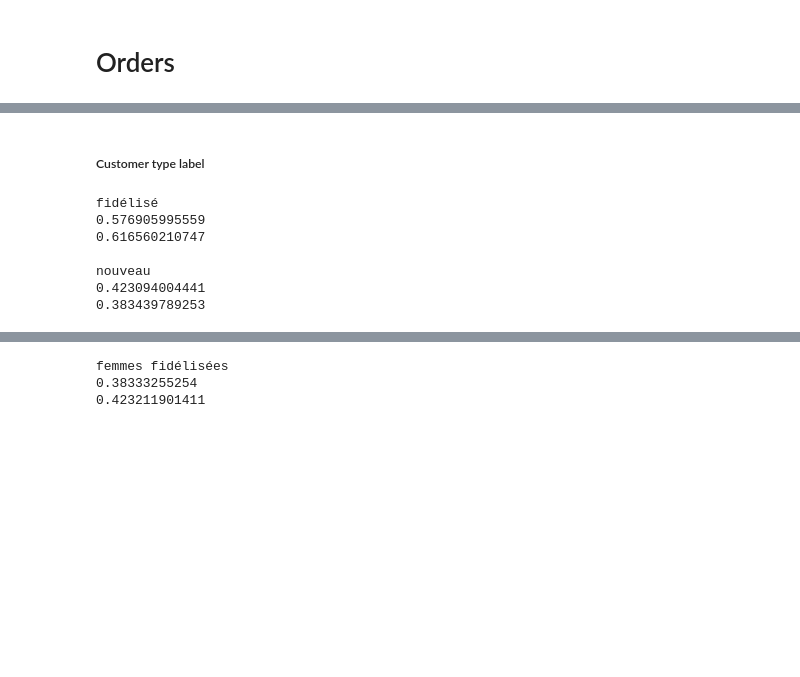
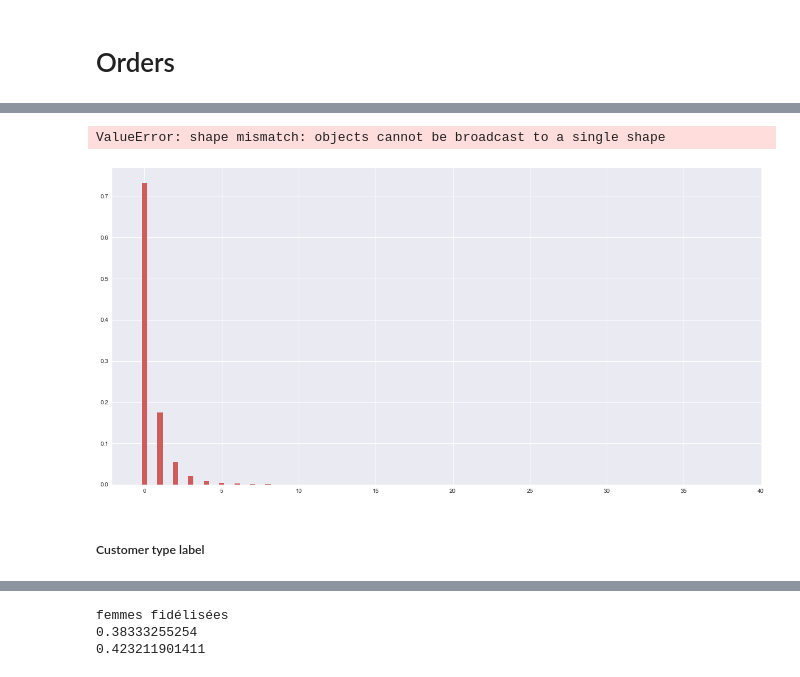
Before and after one commit to pepi4e/SD210-ML-challenge, a Jupyter notebook: statistiques.ipynb, the cells around one changed output, grey strips where cells are left out. Drawn from its saved outputs; the diff is of its cells as text; code cells hidden in the pictures; blank space fills up the shorter version.

```diff
--- a/statistiques.ipynb
+++ b/statistiques.ipynb
@@ -517,28 +567,8 @@ histogramme('Gender')
+# %%
+histogramme('LineItem_x')
+percent('LineItem_x')
+# %% [output]
+ValueError: shape mismatch: objects cannot be broadcast to a single shape
+[figure, added]
 # %% [markdown]
 ##### Customer type label
-# %%
-print('fidélisé')
-# Pour toutes les données
-d = ((data['CustomerTypeLabel'] == 'Fidélisé').sum())/(data.shape[0])
-print(d)
-
-# Pour les données retournées
-dreturn = ((returndata['CustomerTypeLabel'] == 'Fidélisé').sum())/(returndata.shape[0])
-print(dreturn)
-
-print('\nnouveau')
-# Pour toutes les données
-d = ((data['CustomerTypeLabel'] == 'Nouveau').sum())/(data.shape[0])
-print(d)
-
-# Pour les données retournées
-dreturn = ((returndata['CustomerTypeLabel'] == 'Nouveau').sum())/(returndata.shape[0])
-print(dreturn)
-# %% [output]
-fidélisé
-0.576905995559
-0.616560210747
-
-nouveau
-0.423094004441
-0.383439789253
```
Also changed, not shown: parts of 8 cells of this notebook.
